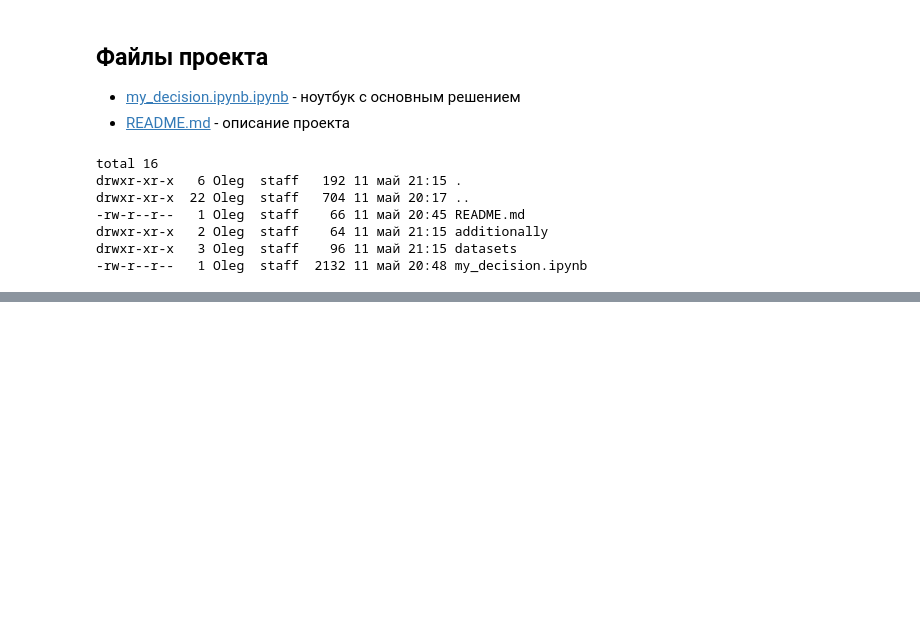
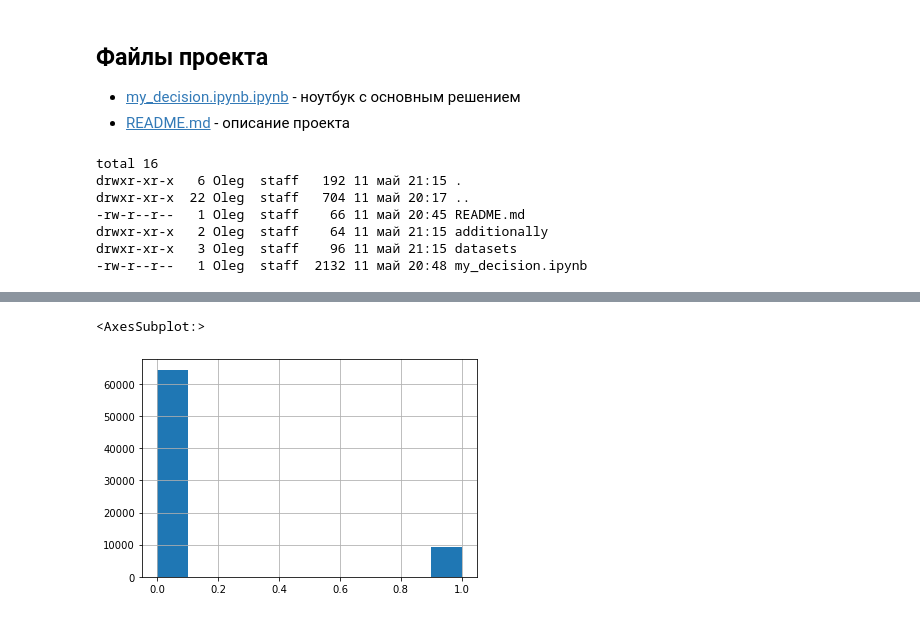
Before and after one commit to bi01/skillfactory_ds, a Jupyter notebook: module_4/my_decision.ipynb, the cells around one changed output, grey strips where cells are left out. Drawn from its saved outputs; the diff is of its cells as text; code cells hidden in the pictures; blank space fills up the shorter version.

```diff
--- a/module_4/my_decision.ipynb
+++ b/module_4/my_decision.ipynb
@@ -18,6 +18,6 @@ drwxr-xr-x   2 Oleg  staff    64 11 май 21:15 additionally
 drwxr-xr-x   3 Oleg  staff    96 11 май 21:15 datasets
 -rw-r--r--   1 Oleg  staff  2132 11 май 20:48 my_decision.ipynb
 # %%
-df = pd.read_csv('./additionally/train.csv')
-df.info()
+df = pd.read_csv('./datasets/train.csv')
+df
 # %% [output]
@@ -28,0 +93,5 @@ NameError: name 'df' is not defined
+# %%
+df['default'].hist()
+# %% [output]
+<AxesSubplot:>
+[figure, added]
```
Also changed, not shown: parts of 12 cells of this notebook.
